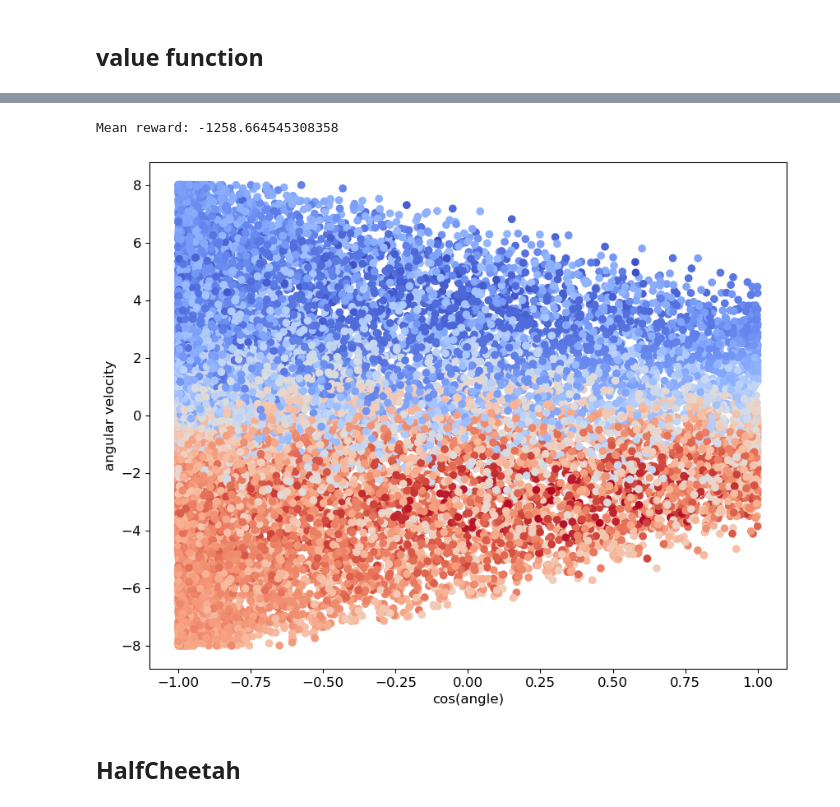
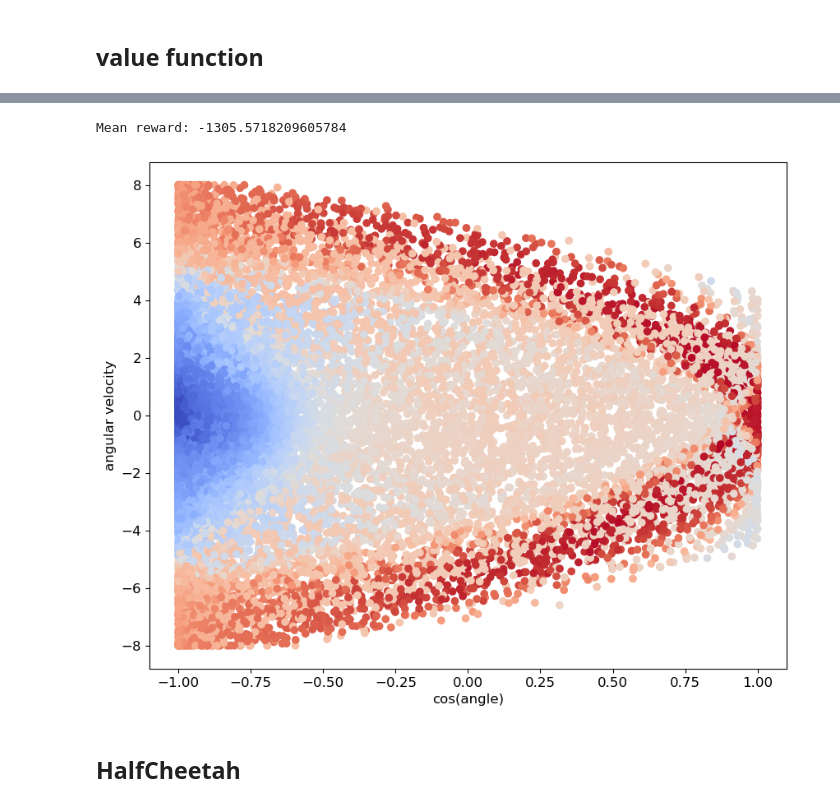
Before and after one commit to moemchen13/RL, a Jupyter notebook: RL_Agent/SAC/Gym-SAC-plots.ipynb, the cells around one changed output, grey strips where cells are left out. Saved outputs shown, nothing was run; the diff lists cells and outputs as text; code cells hidden in the pictures.

Commit message:
Not tested on different env promising results

```diff
--- a/RL_Agent/SAC/Gym-SAC-plots.ipynb
+++ b/RL_Agent/SAC/Gym-SAC-plots.ipynb
@@ -153,7 +171,7 @@ def plot_Q_function(q_function, observations, actions, plot_dim1=0, plot_dim2=2,
     plt.rcParams.update({'font.size': 12})
     observations_tensor = torch.from_numpy(observations)
     actions_tensor = torch.from_numpy(actions)
-    values =q_function.get_min_Q_value(observations,actions).detach().numpy()
+    values =q_function.get_min_Q_value(observations_tensor,actions_tensor).detach().numpy()
 
     fig = plt.figure(figsize=[10,8])
     ax = fig.add_subplot()
@@ -166,18 +184,18 @@ def plot_Q_function(q_function, observations, actions, plot_dim1=0, plot_dim2=2,
 env = gym.make(env_name)
 # %%
 episodes= 300
-checkpoint = f"./results/SAC_{env_name}-e{episodes}-t{train_iter}-s{random_seed}.pth"
-checkpoint = "./results/SAC_Pendulum-v1_0-t32-s42.pth"
+checkpoint = f"./SAC_{env_name}-e{episodes}-t{train_iter}-s{random_seed}.pth"
 # %%
-agent  = SAC_Agent(env.observation_space, env.action_space)
+agent  = sac.SAC_Agent(env.observation_space, env.action_space)
+#print(torch.load(checkpoint)[1])
 agent.load_network_states(torch.load(checkpoint))
 # %%
 observations, actions, rewards = run(env,agent,100)
 # %% [output]
-Mean reward: -1258.664545308358
+Mean reward: -1305.5718209605784
 # %%
-_ = plot_Q_function(agent.critic_1,observations,actions)
+_ = plot_Q_function(agent.critic,observations,actions)
 # %% [output]
-[figure, old version]
+[figure, new version]
 # %% [markdown]
 ## HalfCheetah
```
Also changed, not shown: parts of 41 cells of this notebook, 2 other files.
